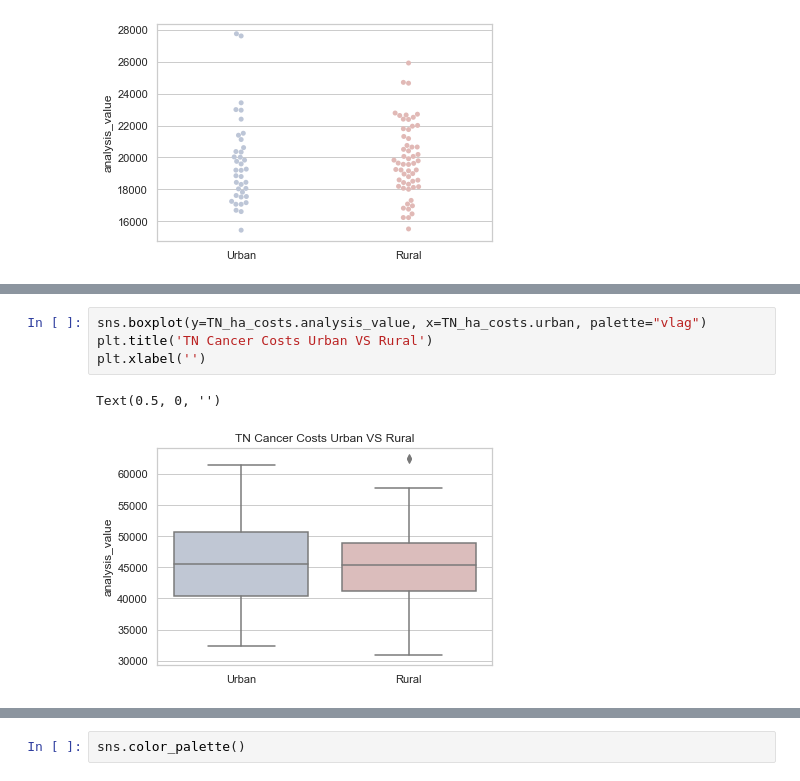
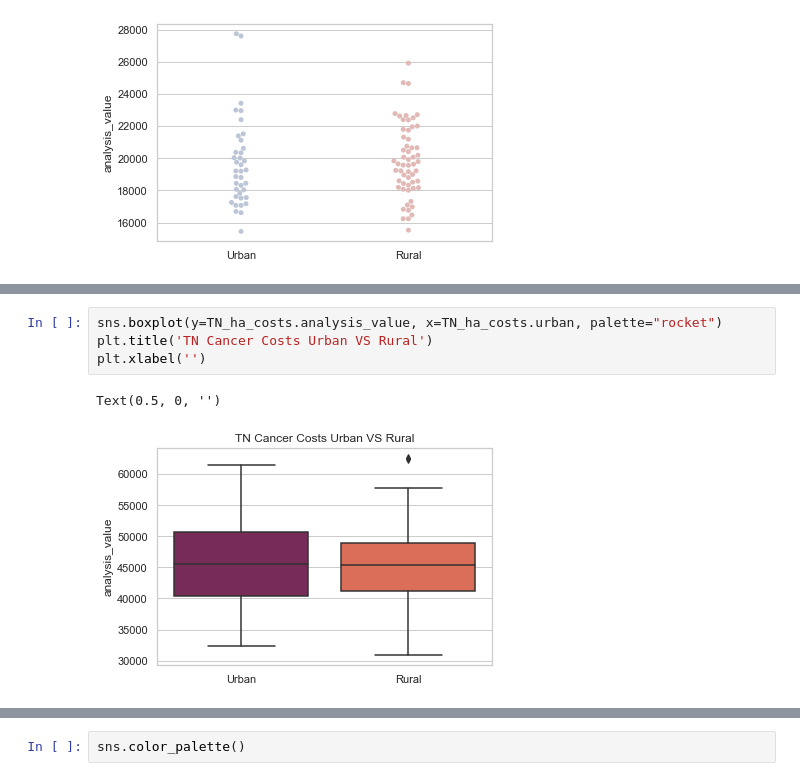
Before and after one commit to TataKavlash/data-science-essentials-3, a Jupyter notebook: notebooks/Assignment_Tata.ipynb, the cells around one changed output, grey strips where cells are left out. Drawn from its saved outputs; the diff is of its cells as text.

```diff
--- a/notebooks/Assignment_Tata.ipynb
+++ b/notebooks/Assignment_Tata.ipynb
@@ -415,7 +439,7 @@ Text(0.5, 0, '')
 # %%
-sns.boxplot(y=TN_ha_costs.analysis_value, x=TN_ha_costs.urban, palette="vlag")
+sns.boxplot(y=TN_ha_costs.analysis_value, x=TN_ha_costs.urban, palette="rocket")
 plt.title('TN Cancer Costs Urban VS Rural')
 plt.xlabel('')
 # %% [output]
 Text(0.5, 0, '')
-[figure, old version]
+[figure, new version]
```
Also changed, not shown: parts of 41 cells of this notebook.
